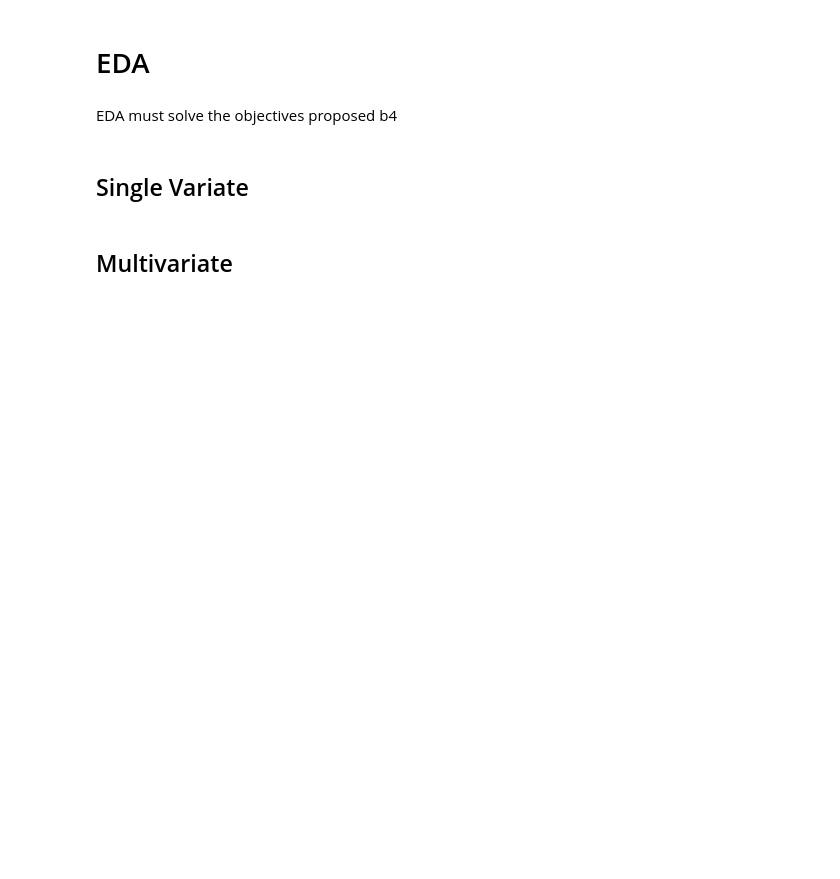
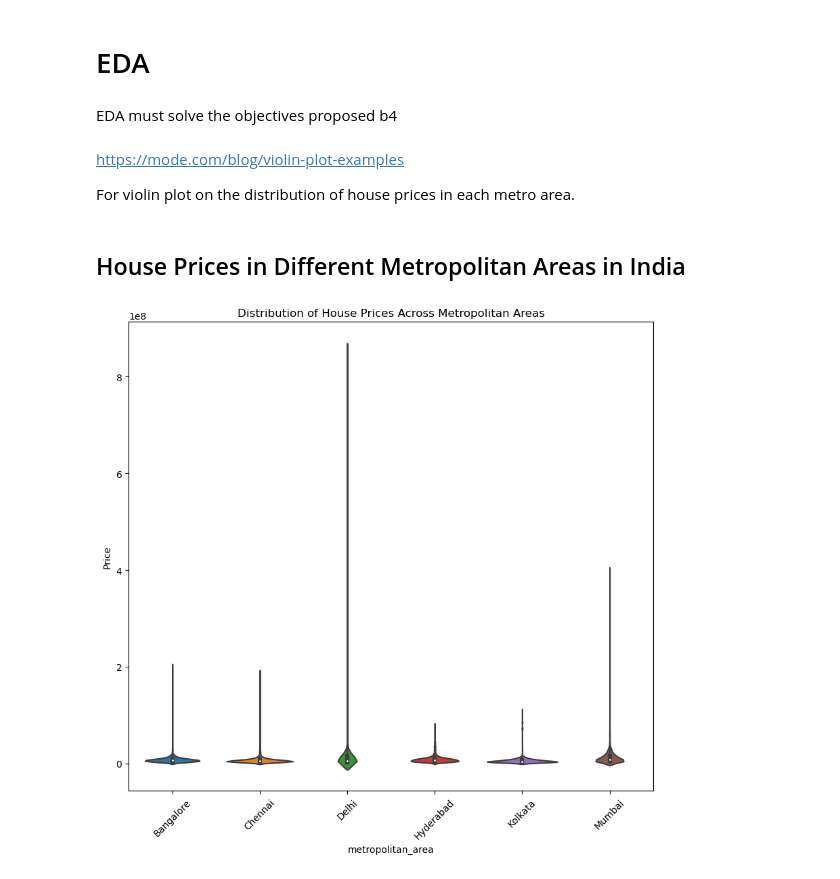
Before and after one commit to chuansate/DataMiningRealEstate, a Jupyter notebook: Data Mining on Real Estate, India.ipynb, the cells around one changed output. Drawn from its saved outputs; the diff is of its cells as text; code cells hidden in the pictures; blank space fills up the shorter version.

```diff
--- a/Data Mining on Real Estate, India.ipynb
+++ b/Data Mining on Real Estate, India.ipynb
@@ -46,0 +62,3 @@ print(ds.shape)
+# %%
+rows_with_unusual_num_bedrooms = ds[ds["No. of Bedrooms"] <= 0]
+print(rows_with_unusual_num_bedrooms.shape[0])
@@ -46,0 +67,2 @@ print(ds.shape)
+# %%
+ds.drop(rows_with_unusual_num_bedrooms.index, inplace=True)
@@ -456,8 +499,35 @@ For handling the missing values in the 35 amenities columns, refer to: <br>
+# %%
+# Calculate the sum of the three amenity columns
+ds['Amenity_Sum'] = ds[ds.columns[5:40].tolist()].sum(axis=1)
+
+# Create the `Amenities` column based on the sum
+ds['Amenities'] = ds['Amenity_Sum'].apply(lambda x: 'High' if x >= 24 else ('Medium' if x >= 12 else ('Low' if x >= 1 else 'Unknown')))
+
+# Drop the intermediate Amenity_Sum column if no longer needed
+ds.drop(columns=['Amenity_Sum'], inplace=True)
+cols_to_drop = ds.columns[5:40].tolist()
+ds.drop(columns=cols_to_drop, inplace=True)
 # %% [markdown]
 # EDA
 # %% [markdown]
 EDA must solve the objectives proposed b4
-# %% [markdown]
-## Single Variate
-# %% [markdown]
-## Multivariate
+# %% [markdown]
+https://mode.com/blog/violin-plot-examples
+
+For violin plot on the distribution of house prices in each metro area.
+# %% [markdown]
+## House Prices in Different Metropolitan Areas in India
+# %%
+import matplotlib.pyplot as plt
+plt.rcParams['figure.figsize'] = [10, 9]
+# %%
+import seaborn as sns
+import matplotlib.pyplot as plt
+
+# Violin plot for house prices by metropolitan area
+sns.violinplot(x='metropolitan_area', y='Price', data=ds)
+plt.title('Distribution of House Prices Across Metropolitan Areas')
+plt.xticks(rotation=45)
+plt.show()
+# %% [output]
+[figure, added]
```
Also changed, not shown: parts of 34 cells of this notebook, 3 other files.
